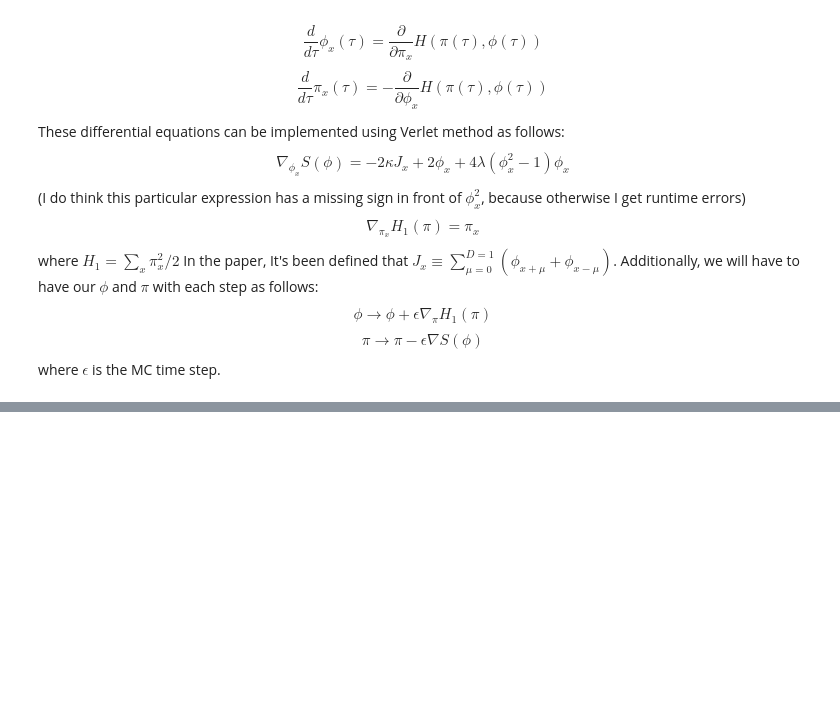
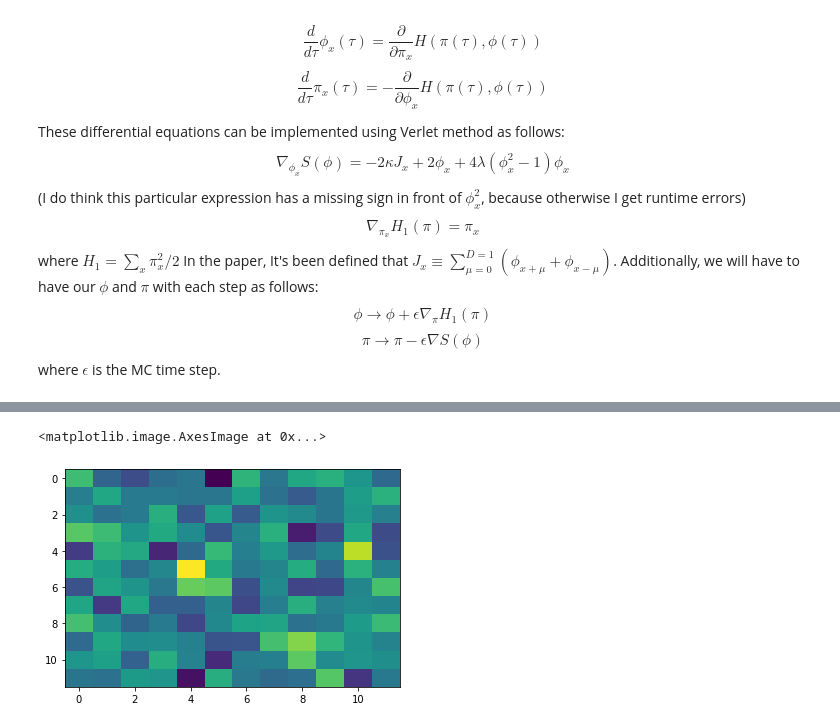
Before and after one commit to badesayki/p5070, a Jupyter notebook: phi4-theory.ipynb, the cells around one changed output, grey strips where cells are left out. Saved outputs shown, nothing was run; the diff lists cells and outputs as text; code cells hidden in the pictures; blank space fills up the shorter version.

```diff
--- a/phi4-theory.ipynb
+++ b/phi4-theory.ipynb
@@ -75,7 +72,7 @@ def magnetization(phi):
     Returns:
     - mag: absolute magnetization expectation value of the lattice.
     """
-    mag=np.sum(abs(phi))/(phi.shape[0]*phi.shape[1])
+    mag=np.sum(np.abs(phi))/(phi.shape[0]*phi.shape[1])
     return mag
 
 def evolution(phi, kappa, lamb):
@@ -126,10 +123,12 @@ def HMC_step(phi, S, kappa, lamb, time):
 
 
 def simulate_HMC(phi, S, kappa, lamb, time, Ns):
-
+    actions=[]
     for i in range(Ns):
         phi, S = HMC_step(phi, S, kappa, lamb, time)
+        actions.append(S)
+    actions=np.array(actions)
+    return phi, actions
 
-    mag=np.sum(abs(phi))/(phi.shape[0]*phi.shape[1])
-
-    return mag
+#I have gotten significant help from Julian Urban's github as some steps in the main paper seemed to have
+#sign errors and gave me Runtime warnings.
@@ -135,0 +138,9 @@ def simulate_HMC(phi, S, kappa, lamb, time, Ns):
+# %%
+phi_ones = np.ones((6,6))
+phi_test = []
+S = action(phi,0.2,1.1689)
+phi_test,action_test=simulate_HMC(phi,S, 0.2, 1.1689, np.linspace(0,100,100), 4000)
+plt.imshow(phi, aspect='auto')
+# %% [output]
+<matplotlib.image.AxesImage at 0x...>
+[figure, added]
```
Also changed, not shown: parts of 10 cells of this notebook.
